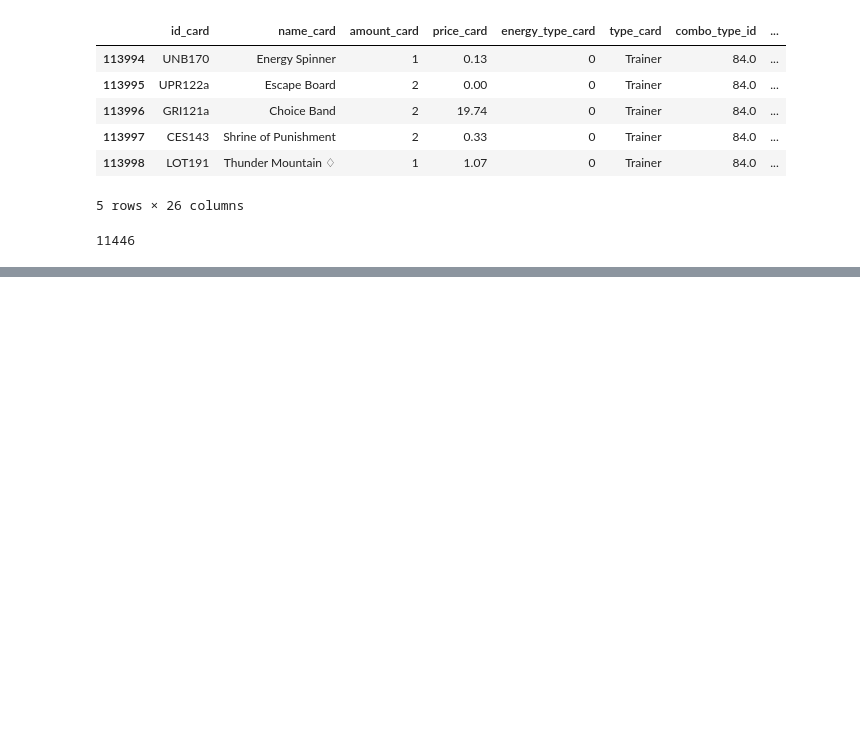
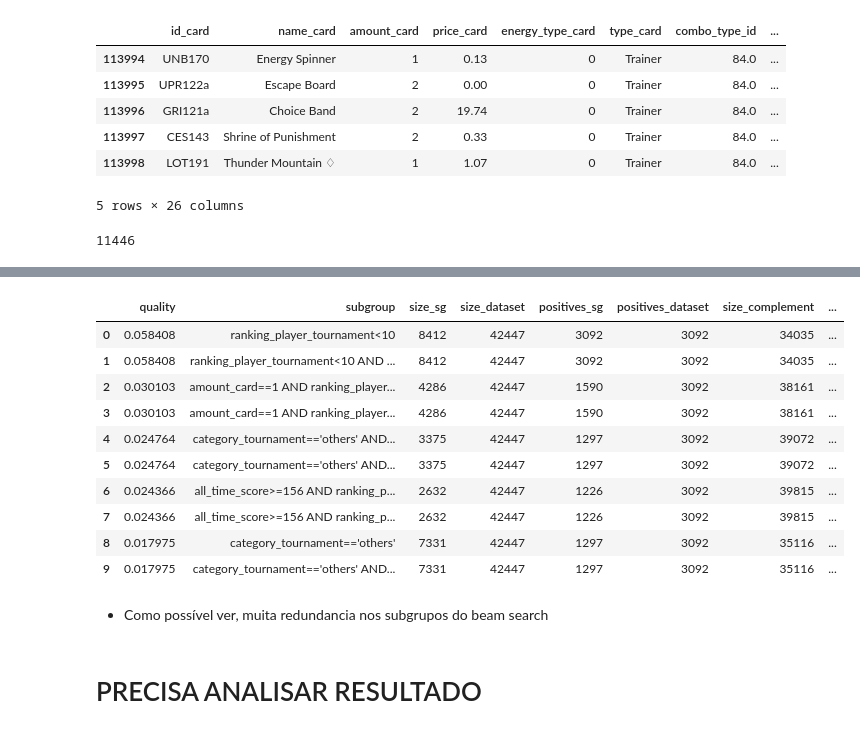
Before and after one commit to Francisco-aragao/Pokemon_analysis, a Jupyter notebook: tp.ipynb, the cells around one changed output, grey strips where cells are left out. Drawn from its saved outputs; the diff is of its cells as text; code cells hidden in the pictures; blank space fills up the shorter version.

```diff
--- a/tp.ipynb
+++ b/tp.ipynb
@@ -260,0 +267,6 @@ Pandas(Index=14, quality=0.000599980539026229, subgroup=(region_tournament=='SA'
+# %%
+df = df_original.copy()
+
+df = df[(df['ranking_player_tournament'] != np.nan)]
+#df.replace(np.nan, 0, inplace=True)
+df.columns
@@ -260,0 +303,6 @@ Pandas(Index=14, quality=0.000599980539026229, subgroup=(region_tournament=='SA'
+# %%
+df = df[['name_card', 'amount_card', 'price_card', 'energy_type_card', 'type_card', 'name_player', 'all_time_score', 'category_tournament' ,'ranking_player_tournament']]
+# %%
+df = df.dropna(subset=['name_card', 'amount_card', 'price_card', 'energy_type_card', 'type_card', 'name_player', 'all_time_score', 'category_tournament' ,'ranking_player_tournament'])
+
+df.describe
@@ -260,0 +327,53 @@ Pandas(Index=14, quality=0.000599980539026229, subgroup=(region_tournament=='SA'
+# %%
+df['top_position'] = (df['ranking_player_tournament'] <= 3).astype(int)
+
+# Define the target for subgroup discovery
+target = ps.BinaryTarget('top_position', 1)
+
+# Define selectors for relevant features
+namep_selectors = [ps.EqualitySelector('name_player', value) for value in df['name_player'].unique()]
+energy_selectors = [ps.EqualitySelector('energy_type_card', value) for value in df['energy_type_card'].unique()]
+type_selectors = [ps.EqualitySelector('type_card', value) for value in df['type_card'].unique()]
+name_selectors = [ps.EqualitySelector('name_card', value) for value in df['name_card'].unique()]
+
+# Combine all selectors to form the search space
+search_space = namep_selectors + energy_selectors + name_selectors + type_selectors
+
+search_space = ps.create_selectors(df, ignore=['top_position'])
+
+# Create the Subgroup Discovery Task
+task = ps.SubgroupDiscoveryTask(
+    df,
+    target,
+    search_space,
+    result_set_size=10,
+    depth=6,
+    qf=ps.WRAccQF()  # Quality function to evaluate subgroups
+)
+
+# Run the SD-Map algorithm
+result = ps.BeamSearch().execute(task)
+
+df_result = result.to_dataframe()
+
+df_result
+
+# Display the results
+#for row in result.to_dataframe().itertuples():
+    #print(row.subgroup)
+# %% [output]
+|  | quality | subgroup | size_sg | size_dataset | positives_sg | positives_dataset | size_complement | ... |
+| 0 | 0.058408 | ranking_player_tournament<10 | 8412 | 42447 | 3092 | 3092 | 34035 | ... |
+| 1 | 0.058408 | ranking_player_tournament<10 AND ... | 8412 | 42447 | 3092 | 3092 | 34035 | ... |
+| 2 | 0.030103 | amount_card==1 AND ranking_player... | 4286 | 42447 | 1590 | 3092 | 38161 | ... |
+| 3 | 0.030103 | amount_card==1 AND ranking_player... | 4286 | 42447 | 1590 | 3092 | 38161 | ... |
+| 4 | 0.024764 | category_tournament=='others' AND... | 3375 | 42447 | 1297 | 3092 | 39072 | ... |
+| 5 | 0.024764 | category_tournament=='others' AND... | 3375 | 42447 | 1297 | 3092 | 39072 | ... |
+| 6 | 0.024366 | all_time_score>=156 AND ranking_p... | 2632 | 42447 | 1226 | 3092 | 39815 | ... |
+| 7 | 0.024366 | all_time_score>=156 AND ranking_p... | 2632 | 42447 | 1226 | 3092 | 39815 | ... |
+| 8 | 0.017975 | category_tournament=='others' | 7331 | 42447 | 1297 | 3092 | 35116 | ... |
+| 9 | 0.017975 | category_tournament=='others' AND... | 7331 | 42447 | 1297 | 3092 | 35116 | ... |
+# %% [markdown]
+- Como possível ver, muita redundancia nos subgrupos do beam search
+# %% [markdown]
+# PRECISA ANALISAR RESULTADO
```
Also changed, not shown: parts of 13 cells of this notebook.
